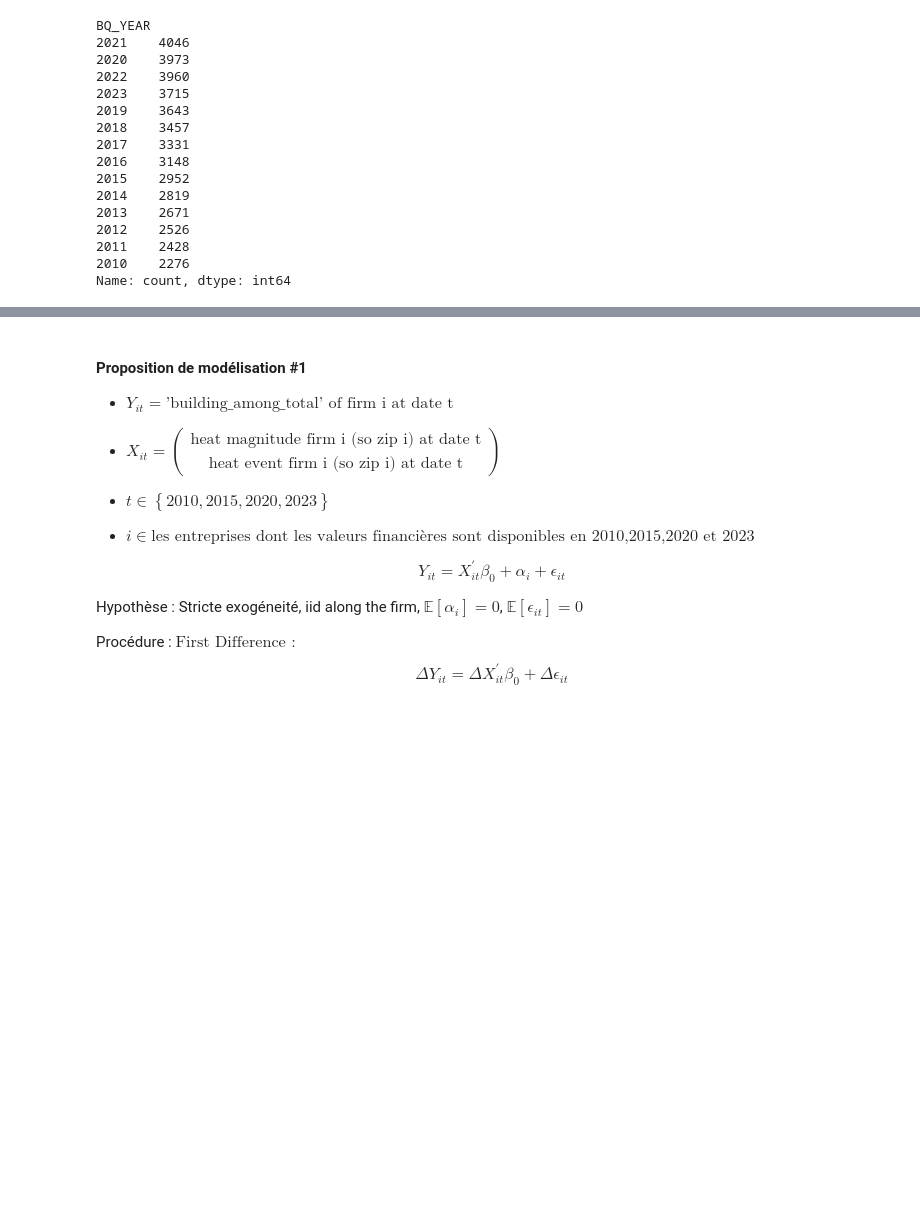
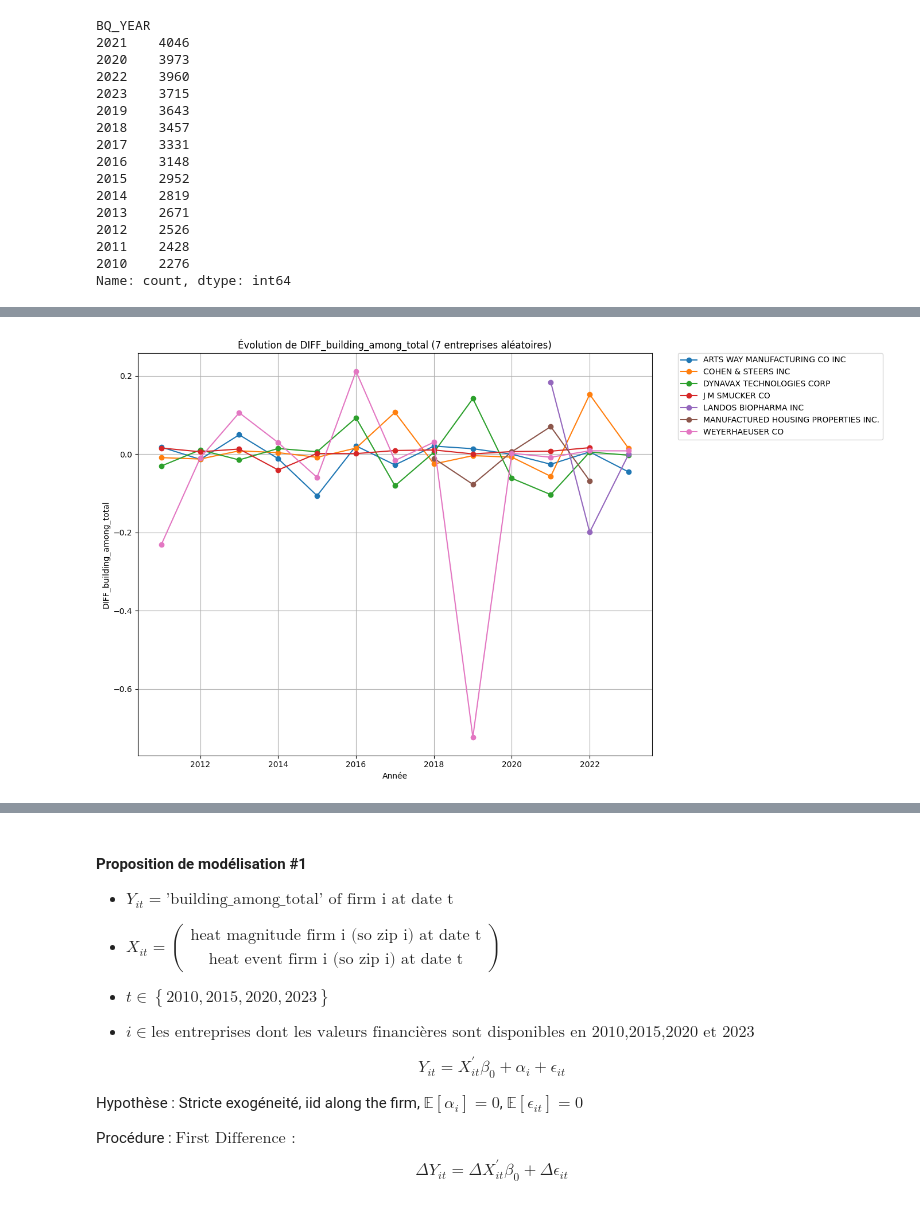
Before and after one commit to Askkip/StatAPP, a Jupyter notebook: US_Financials_Modeelisation.ipynb, the cells around one changed output, grey strips where cells are left out. Saved outputs shown, nothing was run; the diff lists cells and outputs as text; code cells hidden in the pictures; blank space fills up the shorter version.

```diff
--- a/US_Financials_Modeelisation.ipynb
+++ b/US_Financials_Modeelisation.ipynb
@@ -348,0 +373,40 @@ Name: count, dtype: int64
+# %%
+df = financ_with_clim.sort_values(by=['BQ_COMPANY_NAME', 'BQ_YEAR'])
+
+# Liste des variables à différencier
+variables = [
+
+    'building_among_total'
+]
+
+# Appliquer la différence première (groupée par entreprise)
+for var in variables:
+    df[f'DIFF_{var}'] = df.groupby('BQ_COMPANY_NAME')[var].diff()
+
+# Tu peux afficher les nouvelles colonnes pour vérifier
+tmp = df.dropna(subset='DIFF_building_among_total')
+del df
+
+sample_companies = tmp['BQ_COMPANY_NAME'].dropna().unique()
+sample_10 = pd.Series(sample_companies).sample(7)
+
+# Filtrer les données
+df_sample = tmp[tmp['BQ_COMPANY_NAME'].isin(sample_10)]
+
+# Tracer les courbes
+plt.figure(figsize=(14, 8))
+for company, group in df_sample.groupby('BQ_COMPANY_NAME'):
+    group_sorted = group.sort_values('BQ_YEAR')
+    plt.plot(group_sorted['BQ_YEAR'], group_sorted['DIFF_building_among_total'],
+             marker='o', label=company)
+
+# Mise en forme
+plt.title("Évolution de DIFF_building_among_total (7 entreprises aléatoires)")
+plt.xlabel("Année")
+plt.ylabel("DIFF_building_among_total")
+plt.legend(loc='best', bbox_to_anchor=(1.05, 1), borderaxespad=0.)
+plt.grid(True)
+plt.tight_layout()
+plt.show()
+# %% [output]
+[figure, added]
```
Also changed, not shown: parts of 40 cells of this notebook.
